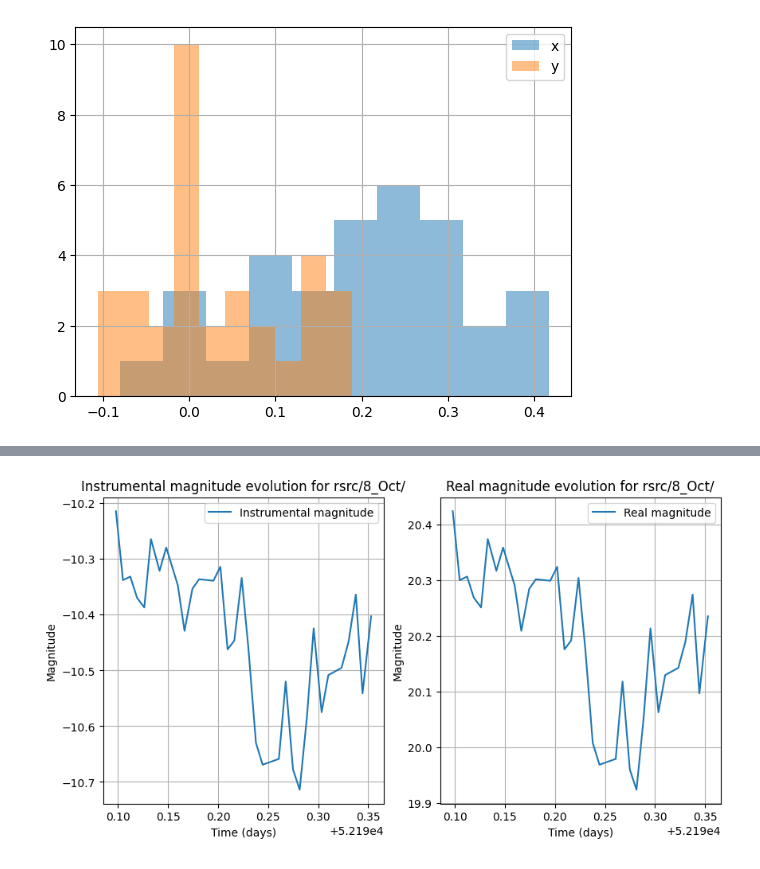
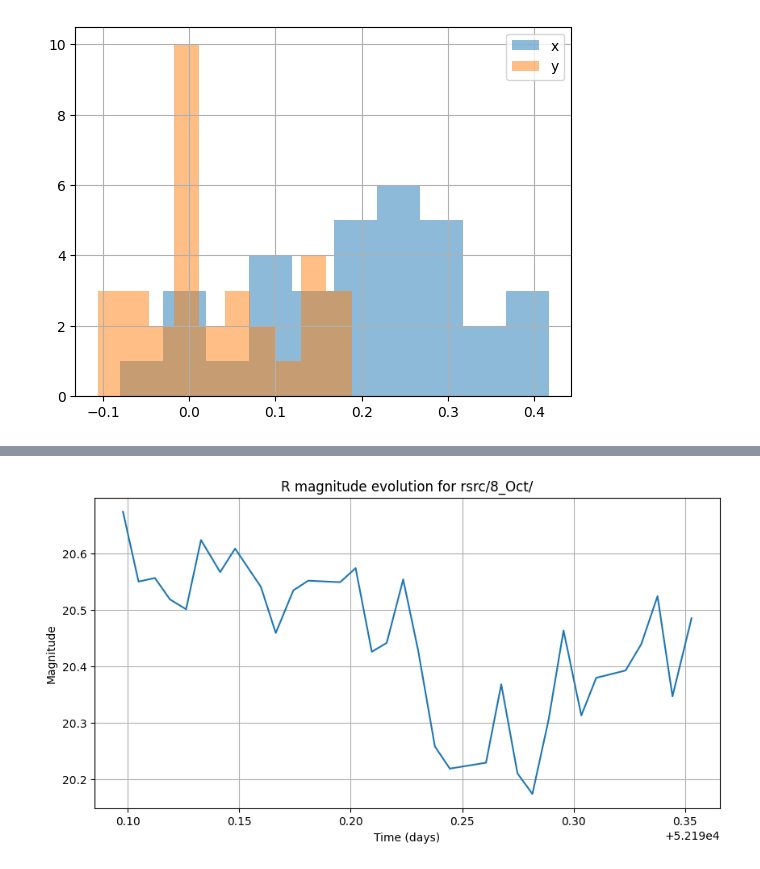
Before and after one commit to LeiRoF/M2-Kuiper-Belt-Object, a Jupyter notebook: Report.ipynb, the cells around one changed output, grey strips where cells are left out. Saved outputs shown, nothing was run; the diff lists cells and outputs as text; code cells hidden in the pictures.

```diff
--- a/Report.ipynb
+++ b/Report.ipynb
@@ -58,6 +58,9 @@ for file in os.listdir(PARENT_PATH):
     nbfiles += 1
     files.append(file)
 
+    nbfiles += 1
+    files.append(file)
+
 if not os.path.isdir("data"):
     os.mkdir("data")
 # %% [markdown]
@@ -400,24 +342,17 @@ plt.show()
 # %%
-with open("data/real_mag.txt", "w") as f:
+# Saving R magnitude
+with open("data/R_mag.txt", "w") as f:
     f.write("# MJD\t\tR mag\n")
     for i in range(nbfiles):
-        f.write(f"{mjds[i] + first_mjd:.3e}\t{object_r_mag[i]:.3e}\n")
+        f.write(f"{mjds[i] + first_mjd:.3e}\t{object_r_mag[i] + 0.25:.3e}\n")
 
+# Plotting magnitude evolution
 plt.figure(figsize=(10, 5))
-plt.subplot(1, 2, 1)
-plt.plot(mjds + first_mjd, object_mag, label="Instrumental magnitude")
+plt.plot(mjds + first_mjd, object_r_mag + 0.25)
 plt.xlabel("Time (days)")
 plt.ylabel("Magnitude")
-plt.title(f"Instrumental magnitude evolution for {PARENT_PATH}")
-plt.legend()
-plt.grid()
-plt.subplot(1, 2, 2)
-plt.plot(mjds + first_mjd, object_r_mag, label="Real magnitude")
-plt.xlabel("Time (days)")
-plt.ylabel("Magnitude")
-plt.title(f"Real magnitude evolution for {PARENT_PATH}")
-plt.legend()
+plt.title(f"R magnitude evolution for {PARENT_PATH}")
 plt.grid()
 plt.show()
 # %% [output]
-[figure, old version]
+[figure, new version]
```
Also changed, not shown: parts of 9 cells of this notebook, 3 other files.
